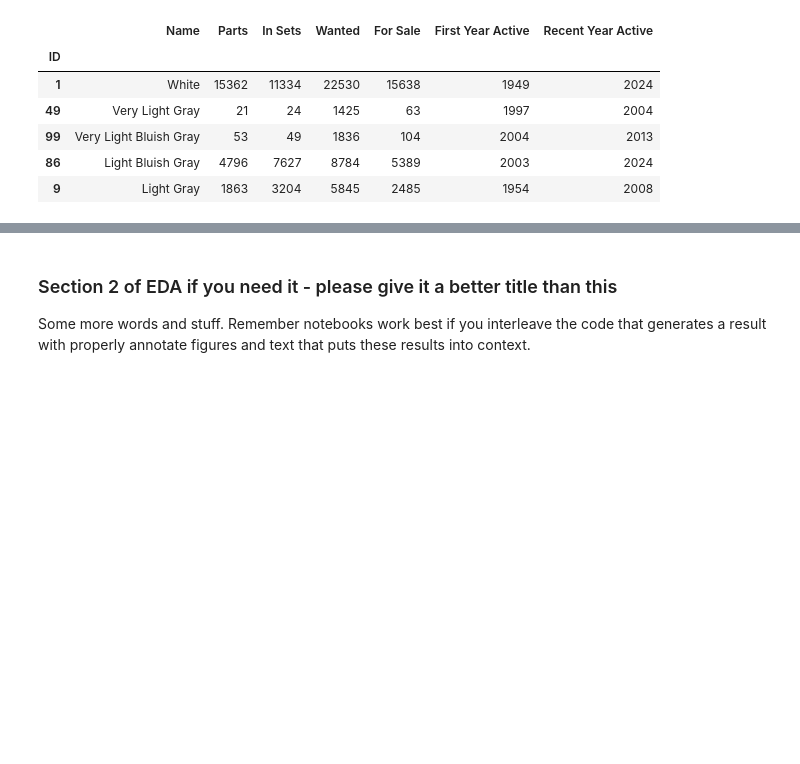
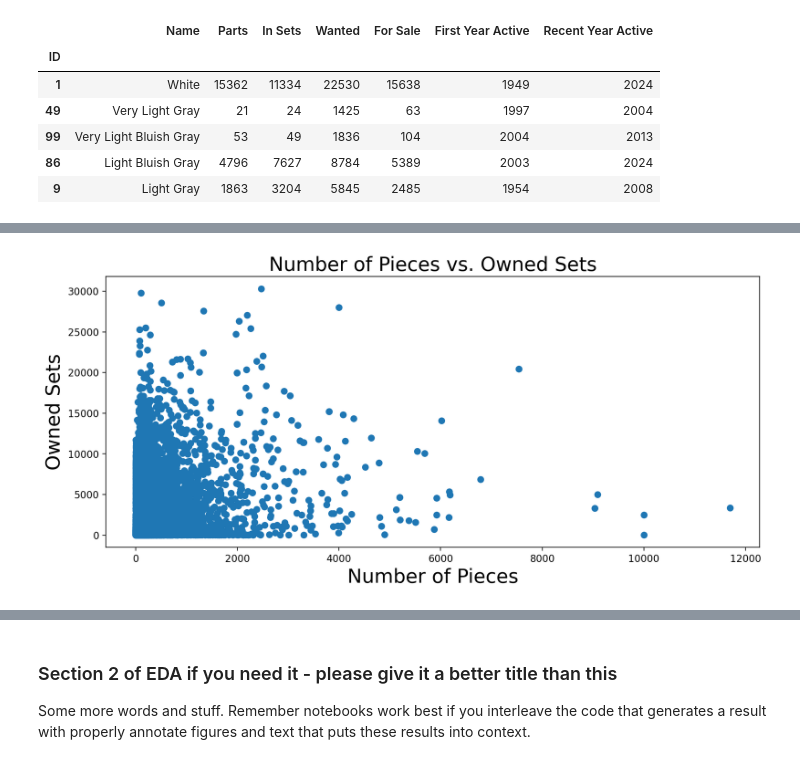
Before and after one commit to COGS108/Group015_WI24, a Jupyter notebook: EDACheckpoint_Group015_WI24.ipynb, the cells around one changed output, grey strips where cells are left out. Cells and saved outputs as stored; diff of their text form; code cells hidden in the pictures; blank space fills up the shorter version.

```diff
--- a/EDACheckpoint_Group015_WI24.ipynb
+++ b/EDACheckpoint_Group015_WI24.ipynb
@@ -530,0 +675,8 @@ Some more words and stuff.  Remember notebooks work best if you interleave the c
+# %%
+# Taking a look at number of pieces versus owned sets
+plt.scatter(brickset['Pieces'], brickset['No_owned'])
+plt.title('Number of Pieces vs. Owned Sets', fontsize = 20)
+plt.xlabel('Number of Pieces', fontsize = 20)
+plt.ylabel('Owned Sets', fontsize = 20);
+# %% [output]
+[figure, added]
```
Also changed, not shown: parts of 32 cells of this notebook.
